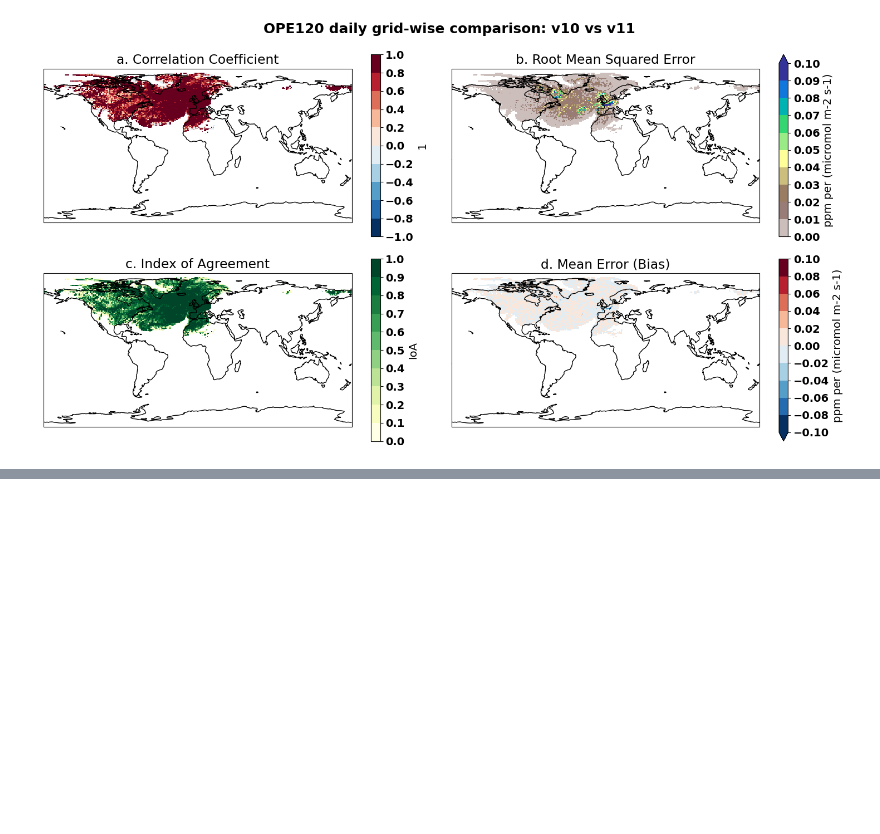
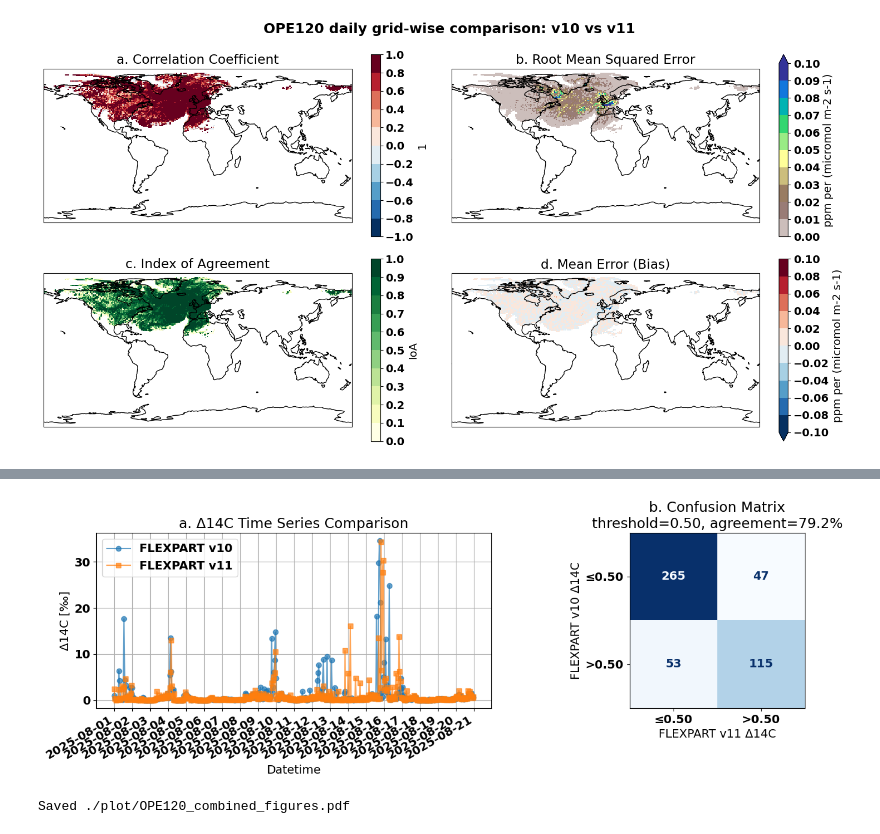
Before and after one commit to ZWsourcecode/radiocarbon, a Jupyter notebook: compare_footprint.ipynb, the cells around one changed output, grey strips where cells are left out. Drawn from its saved outputs; the diff is of its cells as text; code cells hidden in the pictures; blank space fills up the shorter version.

```diff
--- a/compare_footprint.ipynb
+++ b/compare_footprint.ipynb
@@ -909,0 +1008,64 @@ da_rdmf_daily.close()
+# %%
+from sklearn.metrics import confusion_matrix, ConfusionMatrixDisplay
+
+# Calculate threshold for classification (median of both datasets)
+threshold = 0.5
+
+# Create binary labels based on threshold
+y_true = df_delta14C_v10["14C"] > threshold
+y_pred = df_delta14C_v11["14C"] > threshold
+
+# Compute confusion matrix
+conf_matrix = confusion_matrix(y_true, y_pred)
+accuracy = round(np.sum(conf_matrix.diagonal()) / np.sum(conf_matrix) * 100, 1)
+labels = [f'≤{threshold:.2f}', f'>{threshold:.2f}']
+
+fig, axs = plt.subplots(1, 2, figsize=(15, 5))
+
+# a. Δ14C Time Series Comparison
+axs[0].plot(df_delta14C_v10['datetime'], df_delta14C_v10['14C'], label='FLEXPART v10', marker='o', linestyle='-', alpha=0.7)
+axs[0].plot(df_delta14C_v11['datetime'], df_delta14C_v11['14C'], label='FLEXPART v11', marker='s', linestyle='-', alpha=0.7)
+axs[0].set_xlabel('Datetime')
+axs[0].set_ylabel('Δ14C [‰]')
+axs[0].set_title('a. Δ14C Time Series Comparison')
+axs[0].legend()
+axs[0].grid(True)
+unique_dates = pd.date_range(start=sdate, end=pd.to_datetime(edate) + pd.Timedelta(days=1), freq='D')
+axs[0].set_xticks(unique_dates)
+axs[0].set_xticklabels([d.strftime('%Y-%m-%d') for d in unique_dates], rotation=30, ha='right')
+
+# b. Confusion Matrix
+disp = ConfusionMatrixDisplay(confusion_matrix=conf_matrix, display_labels=labels)
+disp.plot(ax=axs[1], cmap=plt.cm.Blues, colorbar=False)
+axs[1].set_xlabel('FLEXPART v11 Δ14C')
+axs[1].set_ylabel('FLEXPART v10 Δ14C')
+axs[1].set_title(f'b. Confusion Matrix\nthreshold={threshold:.2f}, agreement={accuracy}%')
+
+plt.tight_layout()
+fig.savefig(f"./plot/{StationID}_delta14C.png", dpi=300)
+plt.show()
+# %% [output]
+[figure, added]
+# %%
+from matplotlib.backends.backend_pdf import PdfPages
+import glob
+from PIL import Image
+
+# Find all PNG files matching pattern (e.g., StationID*.png)
+# png_files = sorted(glob.glob(f"{StationID}*.png"))
+png_files = [f"{StationID}_hourly_footprint.png",
+             f"{StationID}_daily_footprint.png",
+             f"{StationID}_delta14C.png"]
+# Create a PDF and add each image as a page
+with PdfPages(f"./plot/{StationID}_combined_figures.pdf") as pdf:
+    for fname in png_files:
+        img = Image.open(f"./plot/{fname}")
+        fig, ax = plt.subplots(figsize=(img.width / 100, img.height / 100), dpi=100)
+        ax.imshow(img)
+        ax.axis('off')
+        pdf.savefig(fig, bbox_inches='tight')
+        plt.close(fig)
+
+print(f"Saved ./plot/{StationID}_combined_figures.pdf")
+# %% [output]
+Saved ./plot/OPE120_combined_figures.pdf
```
Also changed, not shown: parts of 22 cells of this notebook, 1 other file.
